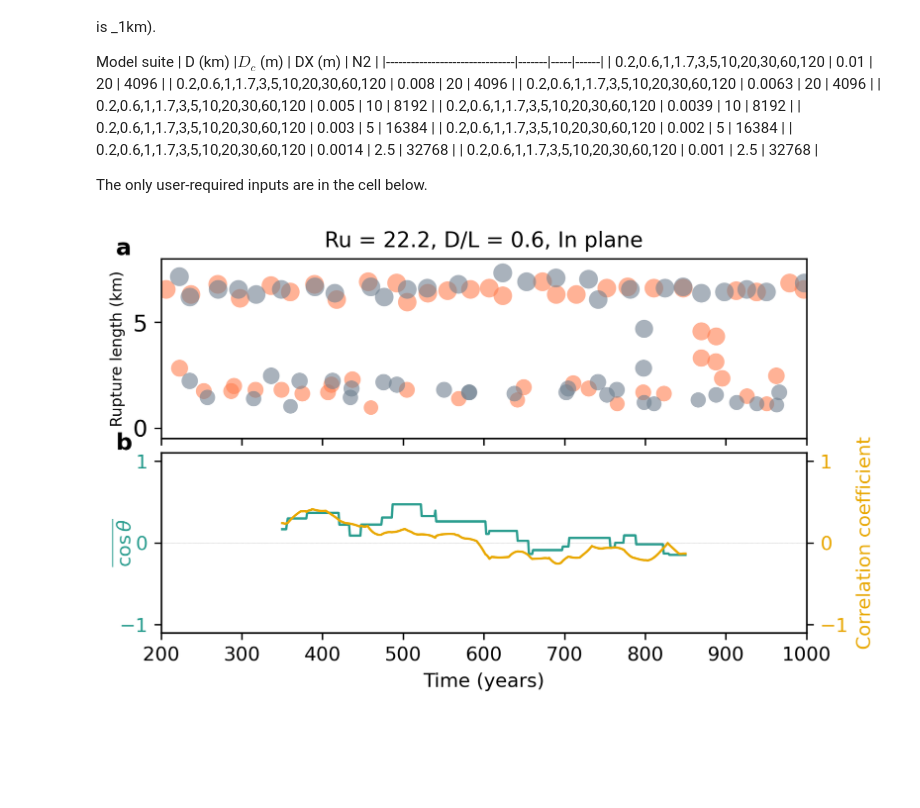
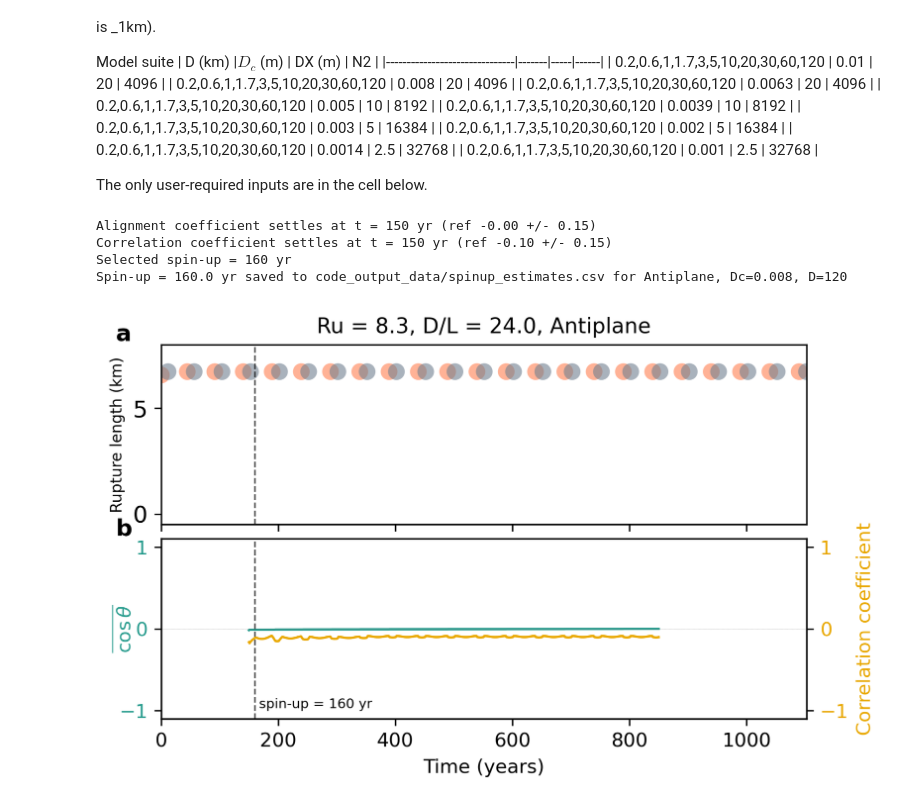
Before and after one commit to absrp/two_fault_interactions, a Jupyter notebook: evolution_interaction_metrics_with_time.ipynb, the cells around one changed output. Saved outputs shown, nothing was run; the diff lists cells and outputs as text; code cells hidden in the pictures; blank space fills up the shorter version.

Commit message:
implemented dynamic picker for spin-up time

```diff
--- a/evolution_interaction_metrics_with_time.ipynb
+++ b/evolution_interaction_metrics_with_time.ipynb
@@ -52,17 +52,17 @@ Model suite
 The only user-required inputs are in the cell below.
 # %%
 #### this is the only cell that needs changing before running
-main_dir = "model_outputs/two_faults/inplane/"
-files_interest = ["Dc_003/output_Dc003_3km/"]
-loading_type = "In plane"
-dc = 0.003 # Dc in RSF
-D = 3 # distance between the two parallel faults in kilometers
-spin_up = 200  # n of years to omit in analysis - approx time it takes for steady state to be reached
+main_dir = "model_outputs/two_faults/antiplane/"
+files_interest = ["Dc_008/output_Dc008_120km/"]
+loading_type = "Antiplane"
+dc = 0.008 # Dc in RSF
+D = 120 # distance between the two parallel faults in kilometers
+spin_up = 0  # keep at 0 here: metrics must span the full run so the stabilization time can be measured
 # %%
 cell_dict = {
     0.01: (20, 4096),
     0.008: (20, 4096),
-    0.0063: (20, 4096),
+    0.0063: (10, 8192),
     0.005: (10, 8192),
     0.0039: (10, 8192),
     0.003: (5, 16384),
@@ -208,3 +208,21 @@ for i, (file, DXi, N2i, titlei) in enumerate(zip(files_interest, DX, N2, titles)
             d1_det = d1_win - np.polyval(np.polyfit(t_win, d1_win, 1), t_win)
             d2_det = d2_win - np.polyval(np.polyfit(t_win, d2_win, 1), t_win)
             corr_win[idx], _ = pearsonr(d1_det, d2_det)
+# %%
+# spin-up selection: estimator for guidance,  value picked by clicking
+%matplotlib tk
+
+settle_R, ref_R, tol_R = utils.estimate_stabilization_time(win_centers, R_win)
+settle_corr, ref_corr, tol_corr = utils.estimate_stabilization_time(win_centers, corr_win)
+print(f"Alignment coefficient settles at t = {settle_R:.0f} yr (ref {ref_R:.2f} +/- {tol_R:.2f})")
+print(f"Correlation coefficient settles at t = {settle_corr:.0f} yr (ref {ref_corr:.2f} +/- {tol_corr:.2f})")
+
+# click on the popup to set the spin-up (x of click, ceiled to 10 yr); Enter = 100 yr
+spin_up_est = utils.pick_spinup_interactive(win_centers, corr_win, R_win, titlei, default=100)
+utils.save_spinup_estimate("code_output_data/spinup_estimates.csv",
+                           loading_type, dc, D, spin_up_est)
+# %% [output]
+Alignment coefficient settles at t = 150 yr (ref -0.00 +/- 0.15)
+Correlation coefficient settles at t = 150 yr (ref -0.10 +/- 0.15)
+Selected spin-up = 160 yr
+Spin-up = 160.0 yr saved to code_output_data/spinup_estimates.csv for Antiplane, Dc=0.008, D=120
@@ -225,32 +245,38 @@ for i, (file, DXi, N2i, titlei) in enumerate(zip(files_interest, DX, N2, titles)
                 alpha=0.6, edgecolor='none', label='Fault 2')
     ax_cat.set_ylabel('Rupture length (km)', fontsize=8)
     ax_cat.set_ylim(-0.5, 8)
     ax_cat.set_title(titlei, fontsize=11)
     ax_cat.text(-0.07, 1.02, 'a', transform=ax_cat.transAxes, fontsize=12, fontweight='bold')
 
     color_R    = '#2a9d8f'
     color_corr = '#e9a800'
     ax_both.plot(win_centers, R_win, color=color_R, linewidth=1.2, label=r'$\overline{\cos\theta}$')
     ax_both.set_ylabel(r'$\overline{\cos\theta}$', color=color_R, fontsize=10, labelpad=1)
     ax_both.yaxis.set_label_coords(-0.04, 0.5)
     ax_both.set_ylim(-1.1, 1.1)
     ax_both.tick_params(axis='y', labelcolor=color_R, labelsize=10)
     ax_both.text(-0.07, 1.02, 'b', transform=ax_both.transAxes, fontsize=12, fontweight='bold')
 
     ax_twin = ax_both.twinx()
     ax_twin.plot(win_centers, corr_win, color=color_corr, linewidth=1.2, label='Disp. corr.')
     ax_twin.axhline(0, linestyle=':', color='dimgray', linewidth=0.2, alpha=0.6)
     ax_twin.set_ylabel('Correlation coefficient', color=color_corr, fontsize=10)
     ax_twin.set_ylim(-1.1, 1.1)
     ax_twin.tick_params(axis='y', labelcolor=color_corr, labelsize=10)
 
+    if 'spin_up_est' in dir() and not np.isnan(spin_up_est):
+        for ax in (ax_cat, ax_both):
+            ax.axvline(spin_up_est, color='black', linestyle='--', linewidth=0.8, alpha=0.7)
+        ax_both.text(spin_up_est, -1.0, f' spin-up = {spin_up_est:.0f} yr', fontsize=7, va='bottom')
+
     ax_both.set_xlabel('Time (years)', fontsize=10)
     ax_both.tick_params(axis='x', labelsize=10)
 
+    x_max = max(time_f1_catalog.max(), time_f2_catalog.max()) / 365 / 24 / 60 / 60
     for ax in (ax_cat, ax_both):
-        ax.set_xlim(spin_up, 1000)
+        ax.set_xlim(spin_up, x_max)
 
     titlei_clean = titlei.replace('$', '').replace('_', '').replace('/', '')
     plt.savefig(f'Summary figures/Moving window metrics/{titlei_clean}_evolution.png', bbox_inches='tight')
 # %% [output]
-[figure, old version]
+[figure, new version]
```
Also changed, not shown: parts of 1 cell of this notebook.
